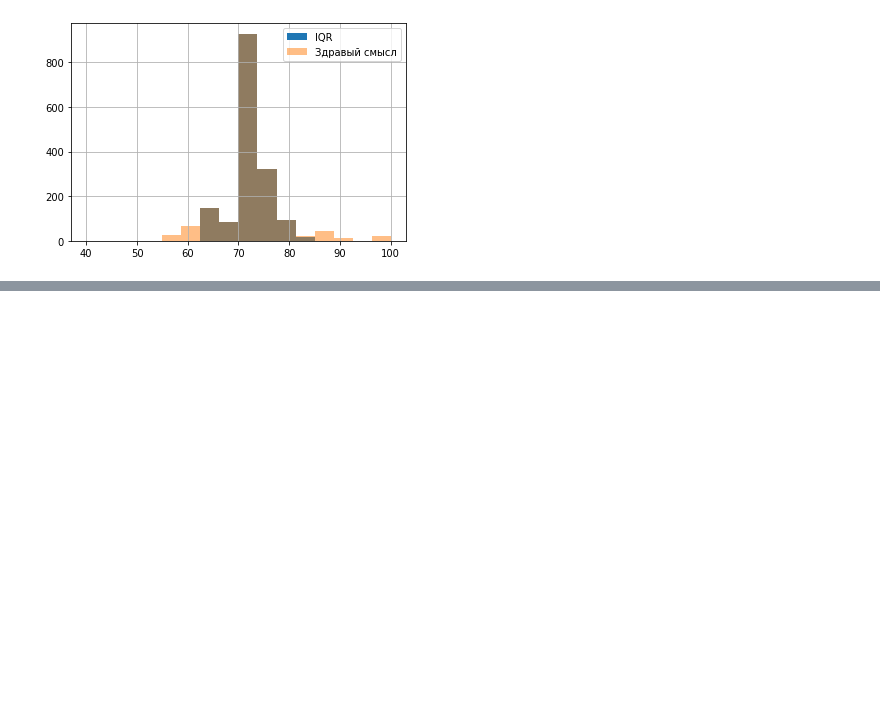
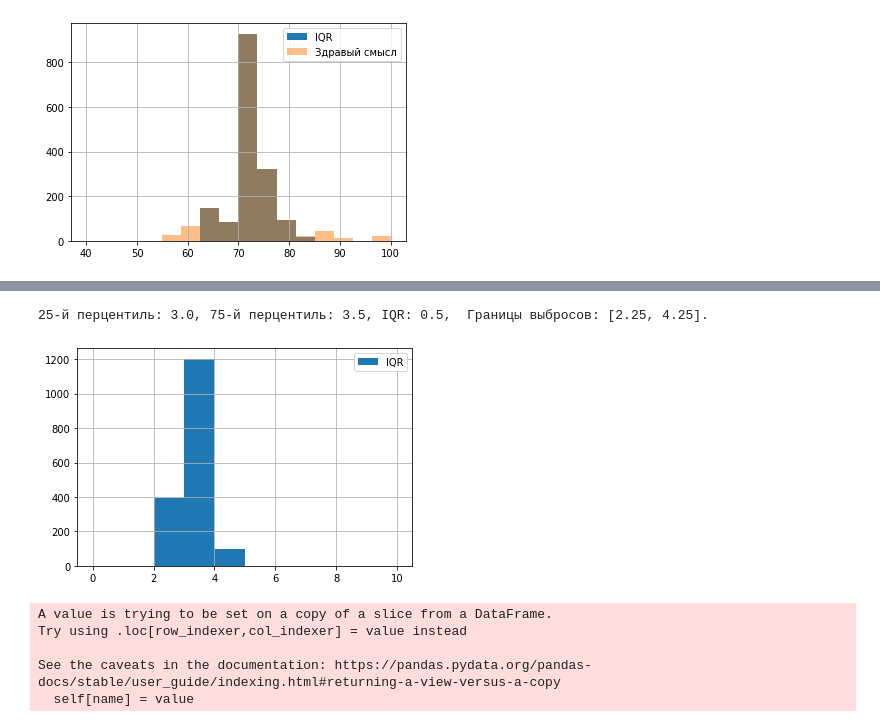
Before and after one commit to kmaestro/cacao_flavors, a Jupyter notebook: main.ipynb, the cells around one changed output, grey strips where cells are left out. Saved outputs shown, nothing was run; the diff lists cells and outputs as text; code cells hidden in the pictures; blank space fills up the shorter version.

```diff
--- a/main.ipynb
+++ b/main.ipynb
@@ -167,0 +209,13 @@ cacao = cacao.loc[cacao.cocoa_percent <= 100]
+# %%
+median = cacao.rating.median()
+IQR = cacao.rating.quantile(0.75) - cacao.rating.quantile(0.25)
+perc25 = cacao.rating.quantile(0.25)
+perc75 = cacao.rating.quantile(0.75)
+print('25-й перцентиль: {},'.format(perc25), '75-й перцентиль: {},'.format(perc75)
+      , "IQR: {}, ".format(IQR),"Границы выбросов: [{f}, {l}].".format(f=perc25 - 1.5*IQR, l=perc75 + 1.5*IQR))
+cacao.rating.loc[cacao.rating.between(perc25 - 1.5*IQR, perc75 + 1.5*IQR)].hist(bins = 10, range = (0, 10),
+                                                                                             label = 'IQR')
+plt.legend();
+# %% [output]
+25-й перцентиль: 3.0, 75-й перцентиль: 3.5, IQR: 0.5,  Границы выбросов: [2.25, 4.25].
+[figure, added]
@@ -167,0 +224,8 @@ cacao = cacao.loc[cacao.cocoa_percent <= 100]
+# %%
+cacao.bean_type = cacao.bean_type.astype(str).apply(lambda x: None if x.strip() == '' else x)
+# %% [output]
+A value is trying to be set on a copy of a slice from a DataFrame.
+Try using .loc[row_indexer,col_indexer] = value instead
+
+See the caveats in the documentation: https://pandas.pydata.org/pandas-docs/stable/user_guide/indexing.html#returning-a-view-versus-a-copy
+  self[name] = value
```
Also changed, not shown: parts of 11 cells of this notebook.
